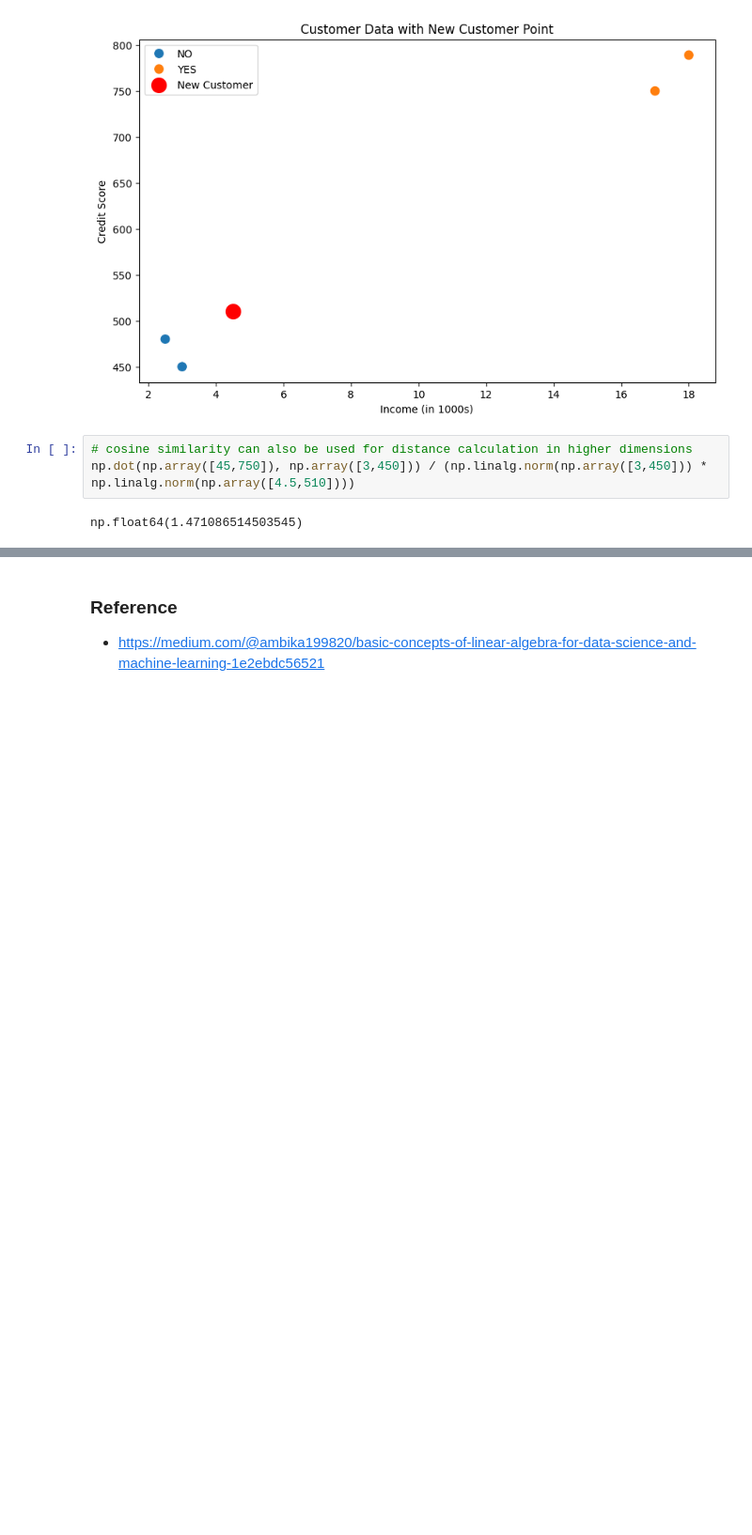
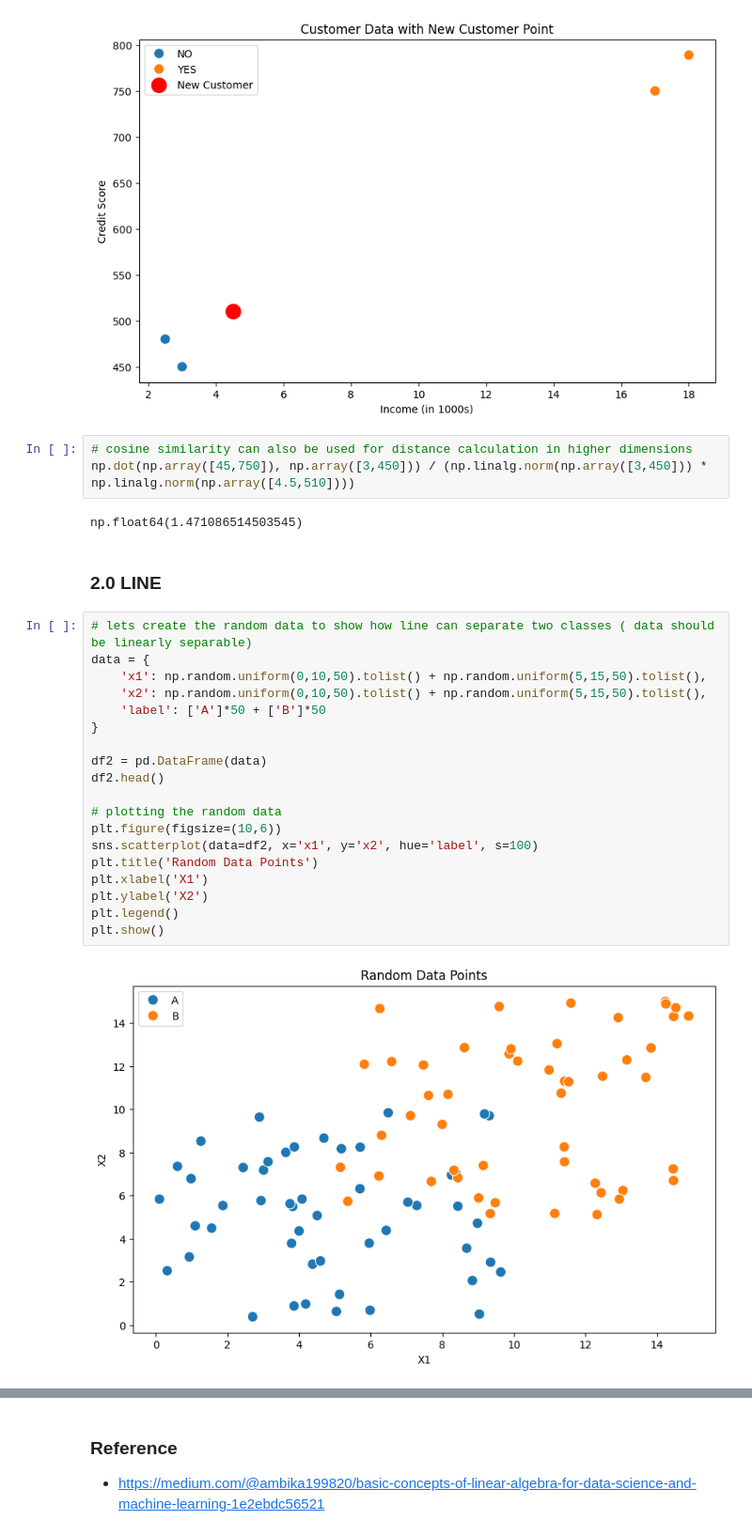
Before and after one commit to rahul8879/data_science_evng, a Jupyter notebook: 03_Math/3.1_LA/Basic_of_LA.ipynb, the cells around one changed output, grey strips where cells are left out. Shown: that part at 94% size. Cells and saved outputs as stored; diff of their text form; blank space fills up the shorter version.

```diff
--- a/03_Math/3.1_LA/Basic_of_LA.ipynb
+++ b/03_Math/3.1_LA/Basic_of_LA.ipynb
@@ -65,3 +65,26 @@ plt.show()
 np.dot(np.array([45,750]), np.array([3,450])) / (np.linalg.norm(np.array([3,450])) * np.linalg.norm(np.array([4.5,510])))
 # %% [output]
 np.float64(1.471086514503545)
+# %% [markdown]
+### 2.0 LINE
+# %%
+# lets create the random data to show how line can separate two classes ( data should be linearly separable)
+data = {
+    'x1': np.random.uniform(0,10,50).tolist() + np.random.uniform(5,15,50).tolist(),
+    'x2': np.random.uniform(0,10,50).tolist() + np.random.uniform(5,15,50).tolist(),
+    'label': ['A']*50 + ['B']*50
+}
+
+df2 = pd.DataFrame(data)
+df2.head()
+
+# plotting the random data
+plt.figure(figsize=(10,6))
+sns.scatterplot(data=df2, x='x1', y='x2', hue='label', s=100)
+plt.title('Random Data Points')
+plt.xlabel('X1')
+plt.ylabel('X2')
+plt.legend()
+plt.show()
+# %% [output]
+[figure, added]
```
Also changed, not shown: parts of 8 cells of this notebook, 1 other file.
